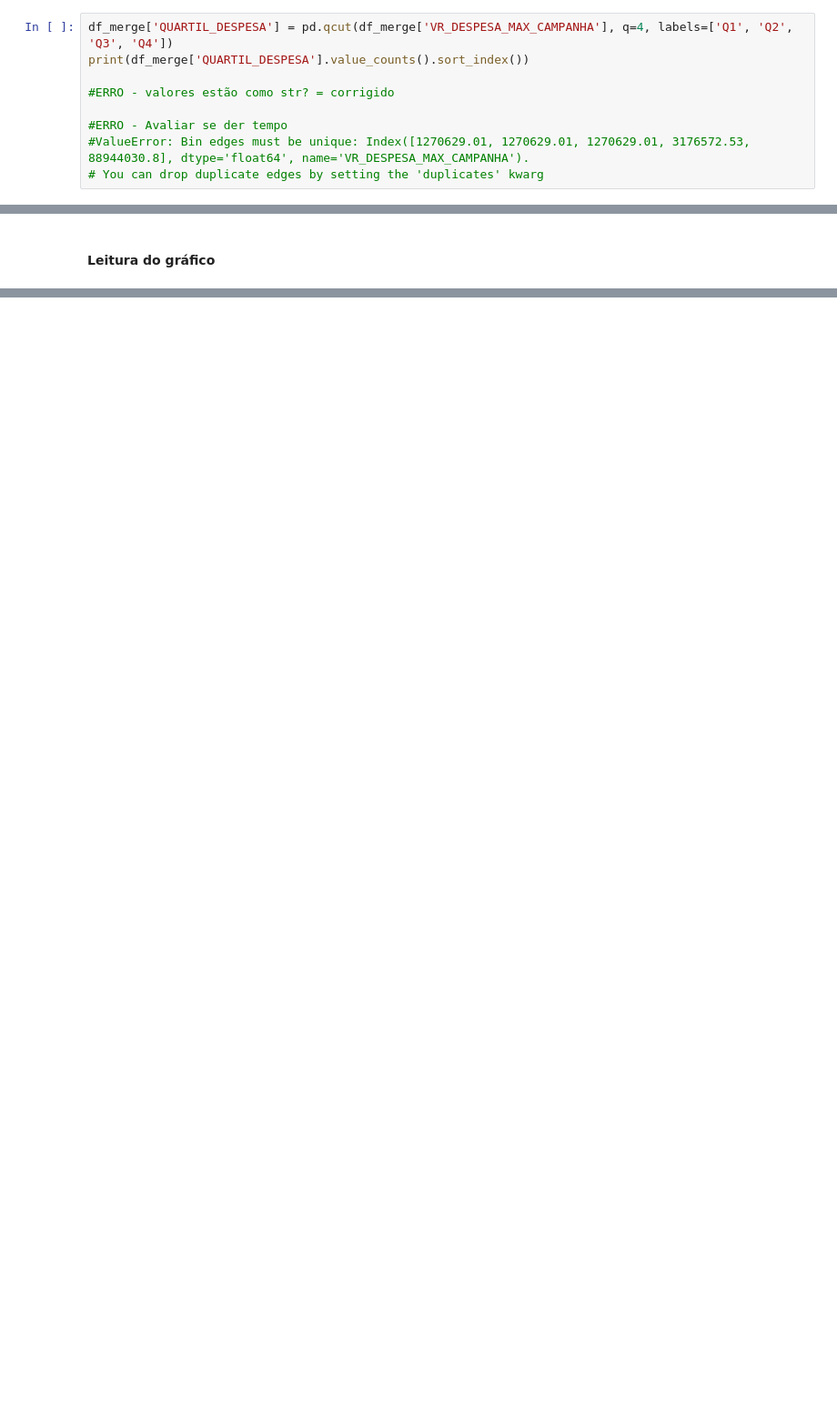
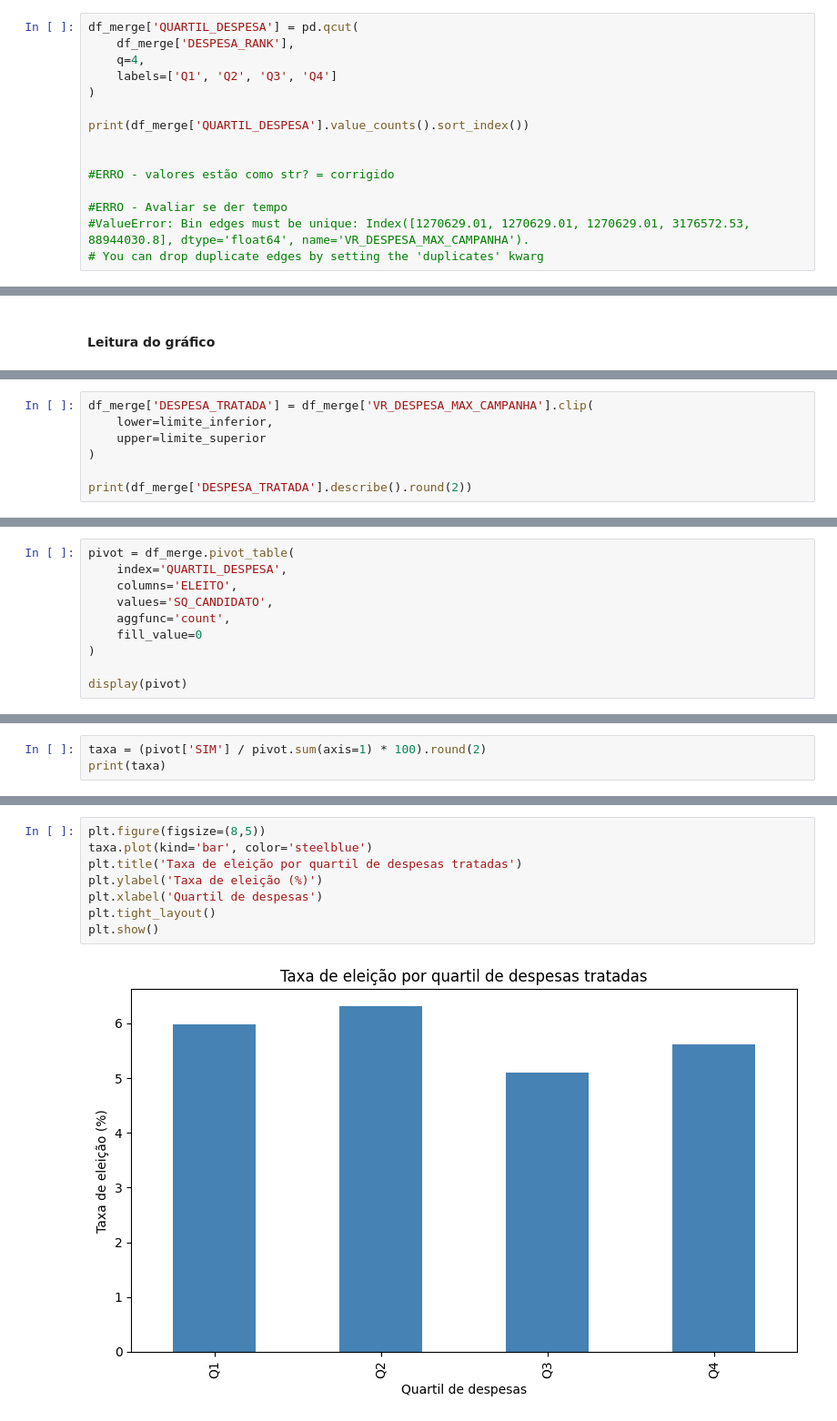
Before and after one commit to fj098/CAIXAVERSO_DFF, a Jupyter notebook: Projeto_Final_TSE_2022/notebook/RASCUNHO_Projeto_Final_TSE_2022.ipynb, the cells around one changed output, grey strips where cells are left out. Shown at 91% size. Cells and saved outputs as stored; diff of their text form; blank space fills up the shorter version.

Commit message:
fix correção do item 8.3 Coluna com qcut, foi adicionada uma coluna DESPESA_RANK, para desempatar valores repetidos

```diff
--- a/Projeto_Final_TSE_2022/notebook/RASCUNHO_Projeto_Final_TSE_2022.ipynb
+++ b/Projeto_Final_TSE_2022/notebook/RASCUNHO_Projeto_Final_TSE_2022.ipynb
@@ -251,6 +409,12 @@ Observação: resultado com erro.
 # %%
-df_merge['QUARTIL_DESPESA'] = pd.qcut(df_merge['VR_DESPESA_MAX_CAMPANHA'], q=4, labels=['Q1', 'Q2', 'Q3', 'Q4'])
+df_merge['QUARTIL_DESPESA'] = pd.qcut(
+    df_merge['DESPESA_RANK'],
+    q=4,
+    labels=['Q1', 'Q2', 'Q3', 'Q4']
+)
+
 print(df_merge['QUARTIL_DESPESA'].value_counts().sort_index())
+
 
 #ERRO - valores estão como str? = corrigido
 
@@ -363,0 +651,7 @@ print('Conclusão:', por_raca.index[0], 'é a categoria mais frequente, com', pe
+# %%
+df_merge['DESPESA_TRATADA'] = df_merge['VR_DESPESA_MAX_CAMPANHA'].clip(
+    lower=limite_inferior,
+    upper=limite_superior
+)
+
+print(df_merge['DESPESA_TRATADA'].describe().round(2))
@@ -363,0 +672,10 @@ print('Conclusão:', por_raca.index[0], 'é a categoria mais frequente, com', pe
+# %%
+pivot = df_merge.pivot_table(
+    index='QUARTIL_DESPESA',
+    columns='ELEITO',
+    values='SQ_CANDIDATO',
+    aggfunc='count',
+    fill_value=0
+)
+
+display(pivot)
@@ -363,0 +693,3 @@ print('Conclusão:', por_raca.index[0], 'é a categoria mais frequente, com', pe
+# %%
+taxa = (pivot['SIM'] / pivot.sum(axis=1) * 100).round(2)
+print(taxa)
@@ -363,0 +707,10 @@ print('Conclusão:', por_raca.index[0], 'é a categoria mais frequente, com', pe
+# %%
+plt.figure(figsize=(8,5))
+taxa.plot(kind='bar', color='steelblue')
+plt.title('Taxa de eleição por quartil de despesas tratadas')
+plt.ylabel('Taxa de eleição (%)')
+plt.xlabel('Quartil de despesas')
+plt.tight_layout()
+plt.show()
+# %% [output]
+[figure, added]
```
Also changed, not shown: parts of 42 cells of this notebook.
